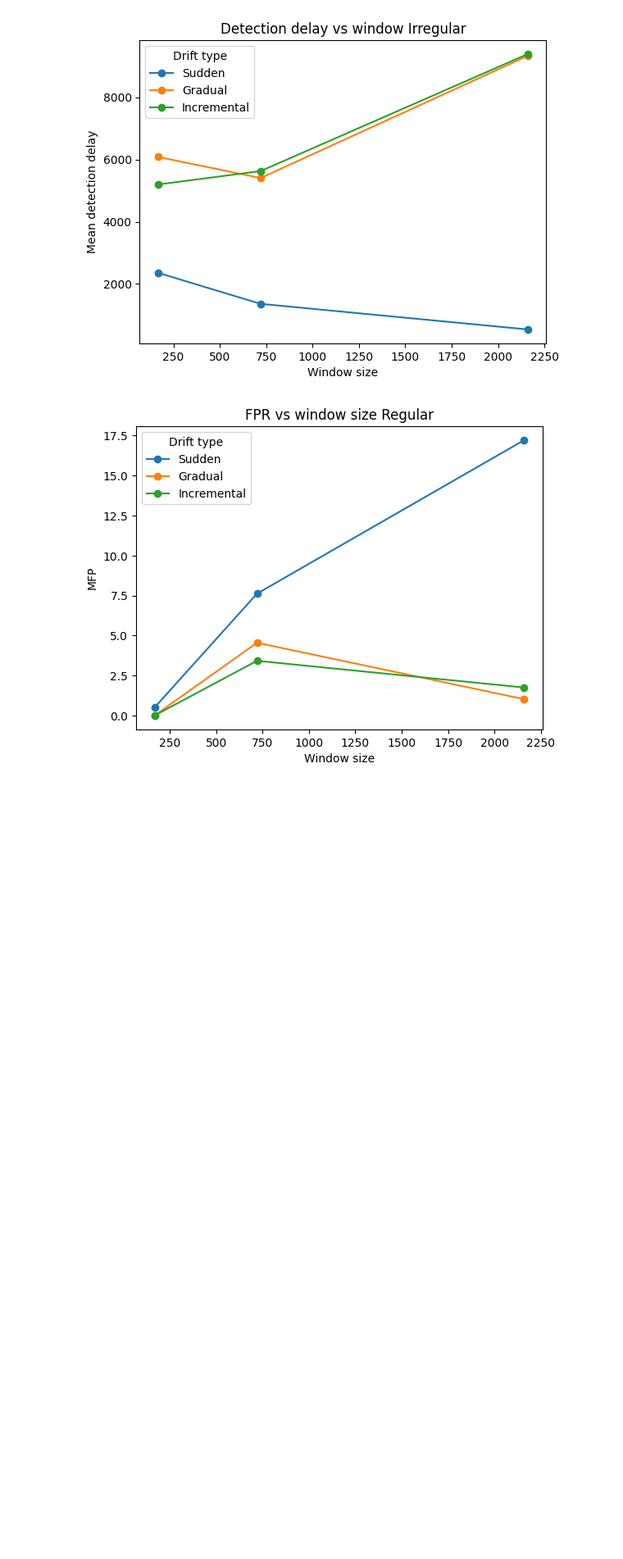
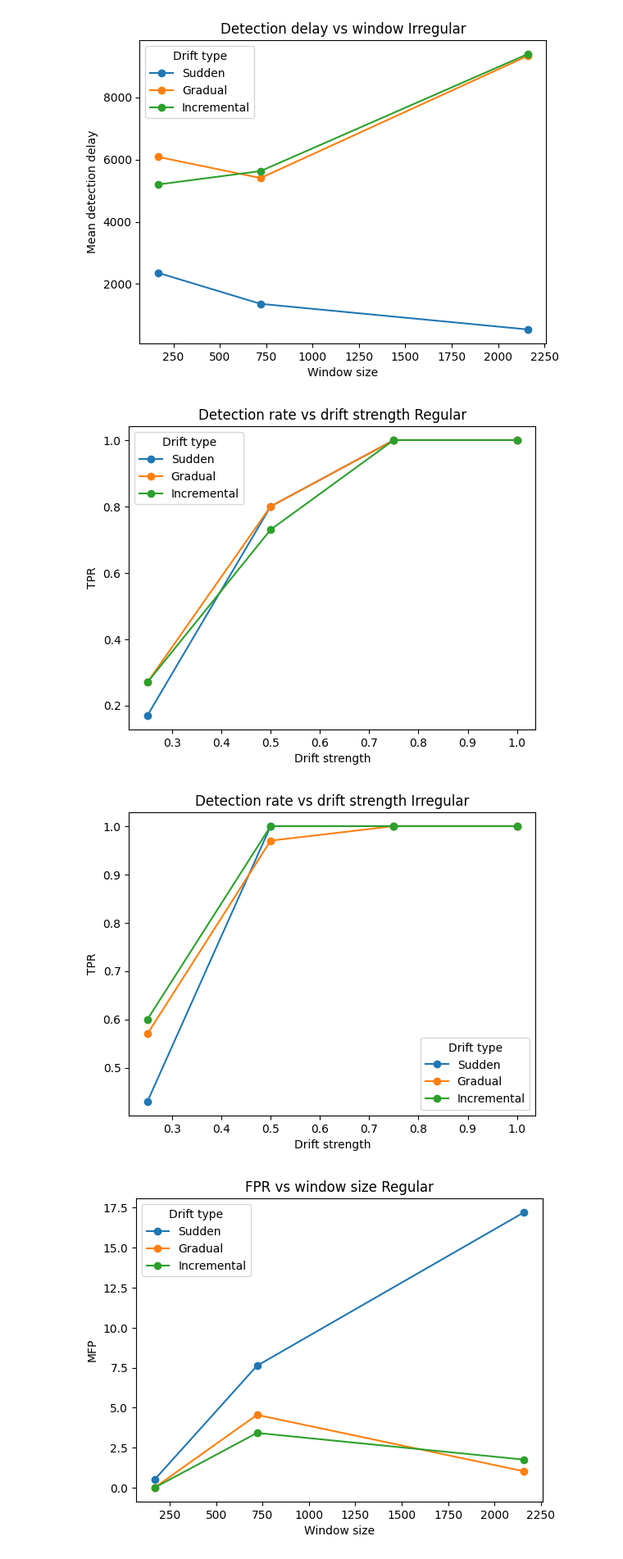
Before and after one commit to thomaselsinga/bachelor_thesis, a Jupyter notebook: results.ipynb, the cells around one changed output. Shown at 82% size. Cells and saved outputs as stored; diff of their text form; code cells hidden in the pictures; blank space fills up the shorter version.

```diff
--- a/results.ipynb
+++ b/results.ipynb
@@ -57,6 +57,25 @@ for dataset, prefix in [("Regular", "regular"), ("Irregular", "irregular")]:
 # %% [output]
 [figure]
 [figure]
+# %%
+summary_strength = df.groupby(["drift_type", "strength"]).agg(
+    tp_regular      = ("tp_regular",    "mean"),
+    tp_irregular    = ("tp_irregular",  "mean"),
+).round(2)
+# %%
+for dataset, prefix in [("Regular", "regular"), ("Irregular", "irregular")]:
+    for drift_type, group in summary_strength.groupby("drift_type"):
+        strengths = group.index.get_level_values("strength")
+        plt.plot(strengths, group[f"tp_{prefix}"], marker="o", label=drift_labels[drift_type])
+
+    plt.title(f"Detection rate vs drift strength {dataset}")
+    plt.xlabel("Drift strength")
+    plt.ylabel("TPR")
+    plt.legend(title="Drift type")
+    plt.show()
+# %% [output]
+[figure, added]
+[figure, added]
 # %%
 for dataset, prefix in [("Regular", "regular"), ("Irregular", "irregular")]:
     for drift_type, group in summary.groupby("drift_type"):
```
